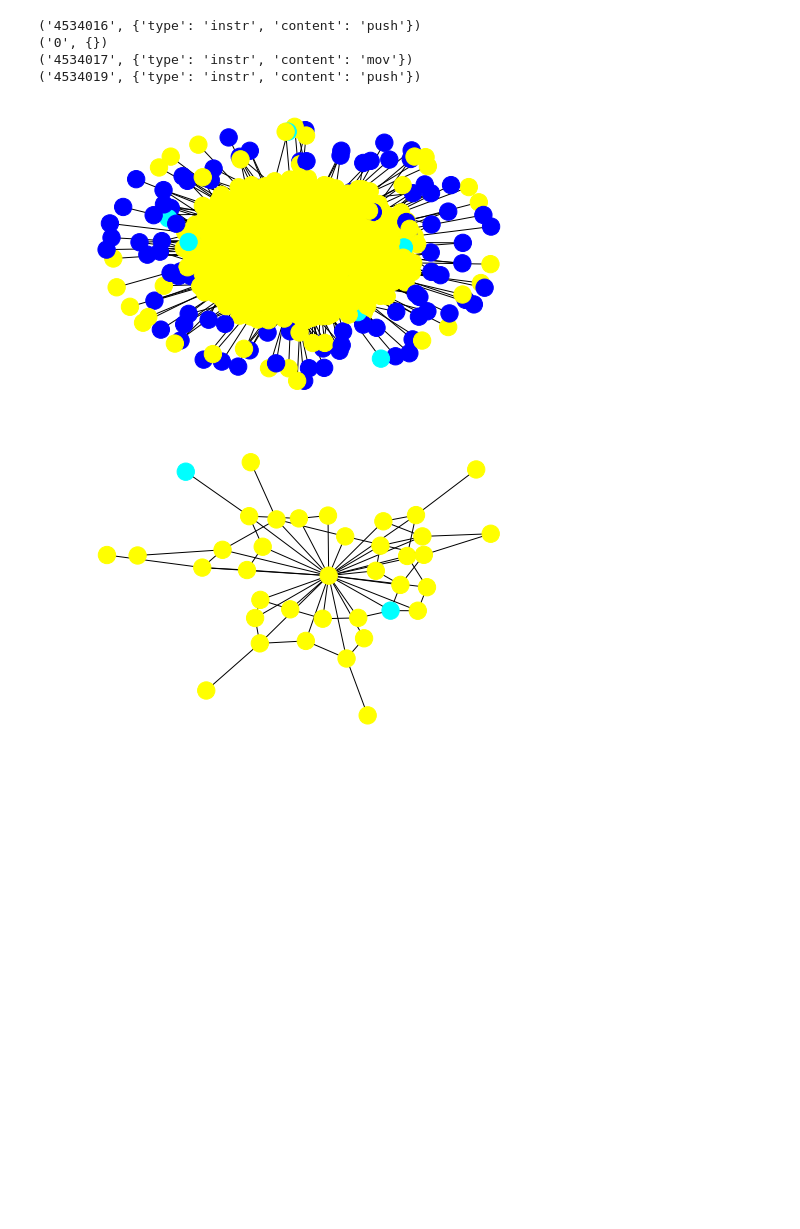
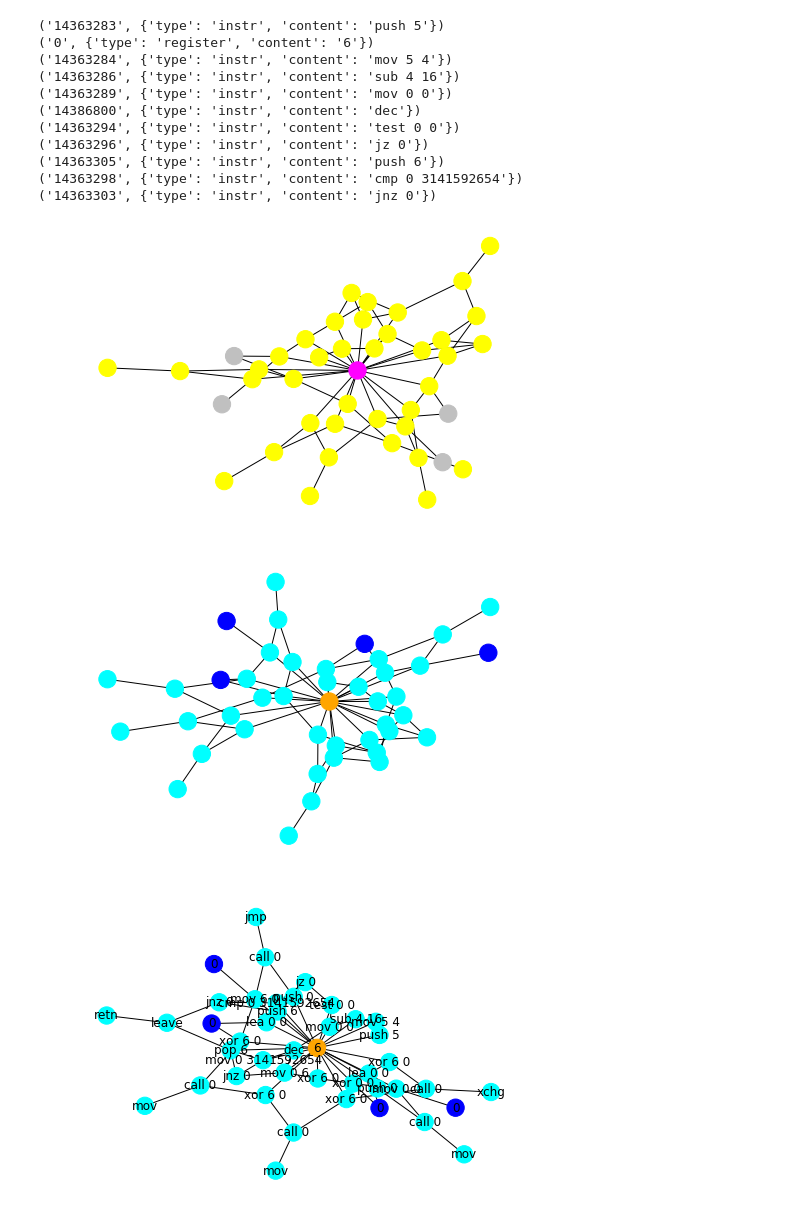
Before and after one commit to presmerats/GNN-MThesis, a Jupyter notebook: src/function_renaming/TFM_Dataset_part_I_import_graph.ipynb, the cells around one changed output. Cells and saved outputs as stored; diff of their text form; code cells hidden in the pictures; blank space fills up the shorter version.

```diff
--- a/src/function_renaming/TFM_Dataset_part_I_import_graph.ipynb
+++ b/src/function_renaming/TFM_Dataset_part_I_import_graph.ipynb
@@ -39,17 +326,25 @@ i=0
 for n in g.nodes(data=True):
     print(n)
     i+=1
-    if i>3: break
+    if i>10: break
 # %% [output]
-('4534016', {'type': 'instr', 'content': 'push'})
-('0', {})
-('4534017', {'type': 'instr', 'content': 'mov'})
-('4534019', {'type': 'instr', 'content': 'push'})
+('14363283', {'type': 'instr', 'content': 'push 5'})
+('0', {'type': 'register', 'content': '6'})
+('14363284', {'type': 'instr', 'content': 'mov 5 4'})
+('14363286', {'type': 'instr', 'content': 'sub 4 16'})
+('14363289', {'type': 'instr', 'content': 'mov 0 0'})
+('14386800', {'type': 'instr', 'content': 'dec'})
+('14363294', {'type': 'instr', 'content': 'test 0 0'})
+('14363296', {'type': 'instr', 'content': 'jz 0'})
+('14363305', {'type': 'instr', 'content': 'push 6'})
+('14363298', {'type': 'instr', 'content': 'cmp 0 3141592654'})
+('14363303', {'type': 'instr', 'content': 'jnz 0'})
 # %%
 # color plot
 attrs={}
 palette = ['yellow', 'cyan','orange','red','magenta', 'silver','grey','blue','green',   'pink','black',]
-types =['instr','func','data','immediate','memory','displacement']
+types =['instr','func','immediate','memory','register',
+        'displacement','phrase','unknown']
 
 for node in g.nodes():
     if 'type' in g.node[node].keys():
@@ -63,7 +358,7 @@ colors = nx.get_node_attributes(g, 'color')
 nx.draw(g, node_color=colors.values())
 plt.draw()
 # %% [output]
-[figure, old version]
+[figure, new version]
 # %%
 import networkx as nx
 import json
@@ -107,5 +431,11 @@ def plotGraphFunction(filename, folder):
 # %%
-plotGraphFunction(folder ='./plugin/newprogram_2019-04-03_21-25-24/',
-                  filename = 'sub_451000_edges.txt')
+plotGraphFunction(folder ='./plugin/newprogram_2019-04-04_13-22-02/',
+                  filename = 'sub_DB2A93_edges.txt')
 # %% [output]
-[figure, old version]
+[figure, new version]
+# %%
+plotGraphFunction(folder ='./plugin/newprogram_2019-04-04_13-22-02/',
+                  filename = 'sub_DB2A93_edges.txt',
+                  label='content')
+# %% [output]
+[figure, added]
```
Also changed, not shown: parts of 12 cells of this notebook, 1 other file.
